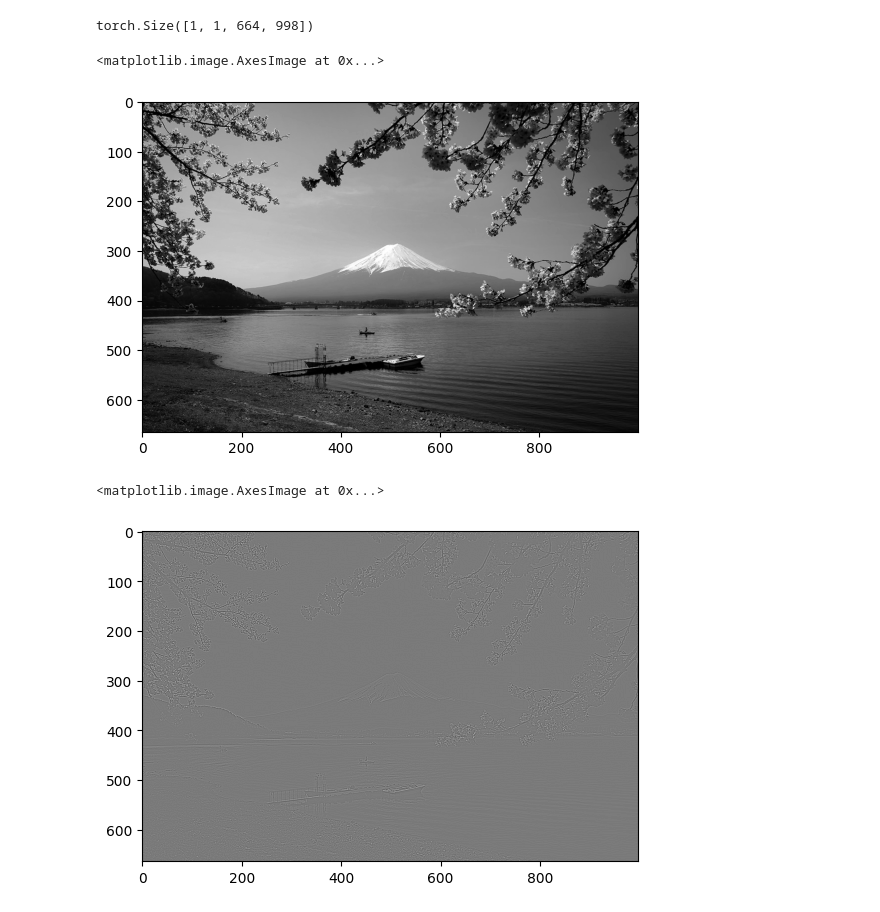
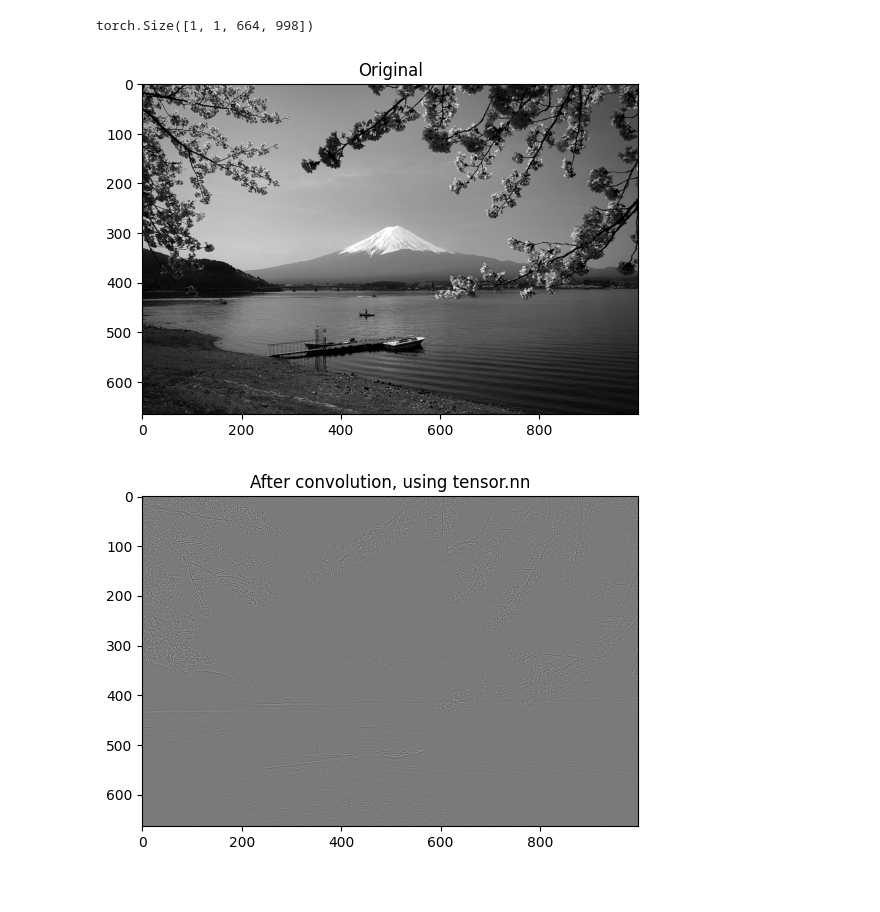
Before and after one commit to Aaron-Walker-9/Prod_Workflow, a Jupyter notebook: 2d_conv_filter.ipynb, the cells around one changed output. Cells and saved outputs as stored; diff of their text form; code cells hidden in the pictures.

```diff
--- a/2d_conv_filter.ipynb
+++ b/2d_conv_filter.ipynb
@@ -38,14 +33,14 @@ with torch.no_grad():
 print(output.shape)
 # %% [output]
 torch.Size([1, 1, 664, 998])
-# %%
-plt.imshow(img_tensor.squeeze(0).squeeze(0),cmap="gray")
-# %% [output]
-<matplotlib.image.AxesImage at 0x...>
-[figure, removed]
 # %%
+plt.title("Original")
+plt.imshow(img_tensor.squeeze(0).squeeze(0),cmap="gray")
+plt.show()
+plt.title("After convolution, using tensor.nn")
 plt.imshow(output.squeeze(0).squeeze(0), cmap="grey")
+plt.show()
 # %% [output]
-<matplotlib.image.AxesImage at 0x...>
-[figure, old version]
+[figure, new version]
+[figure, added]
 # %%
```
Also changed, not shown: parts of 3 cells of this notebook.
